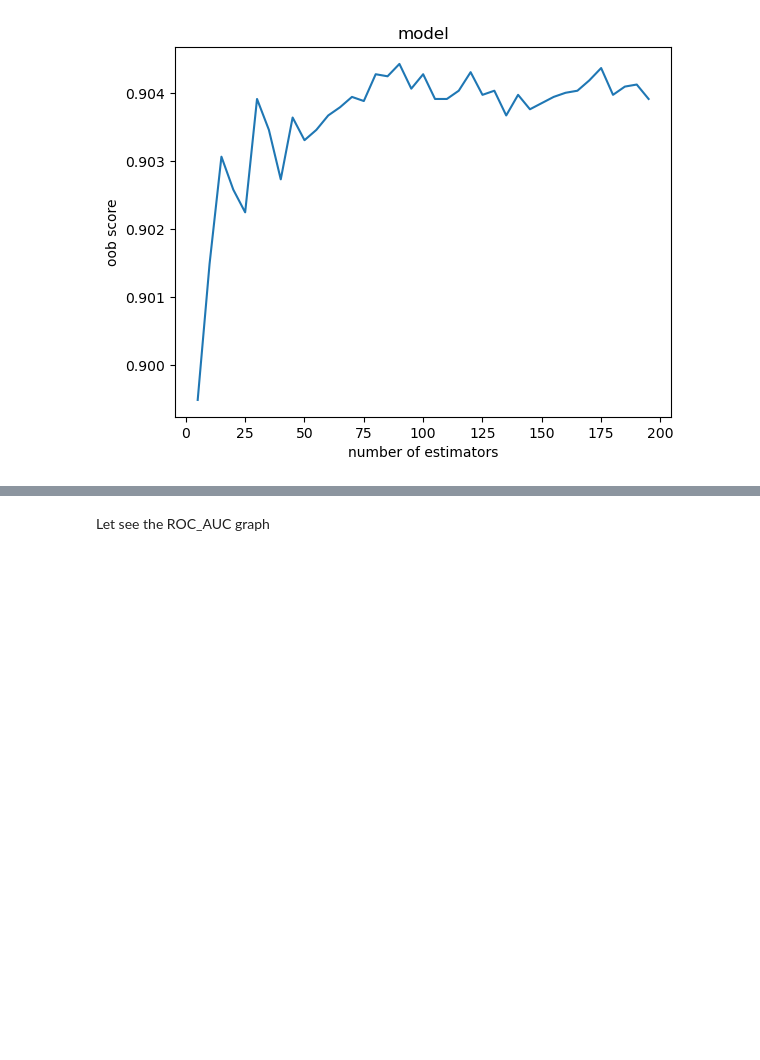
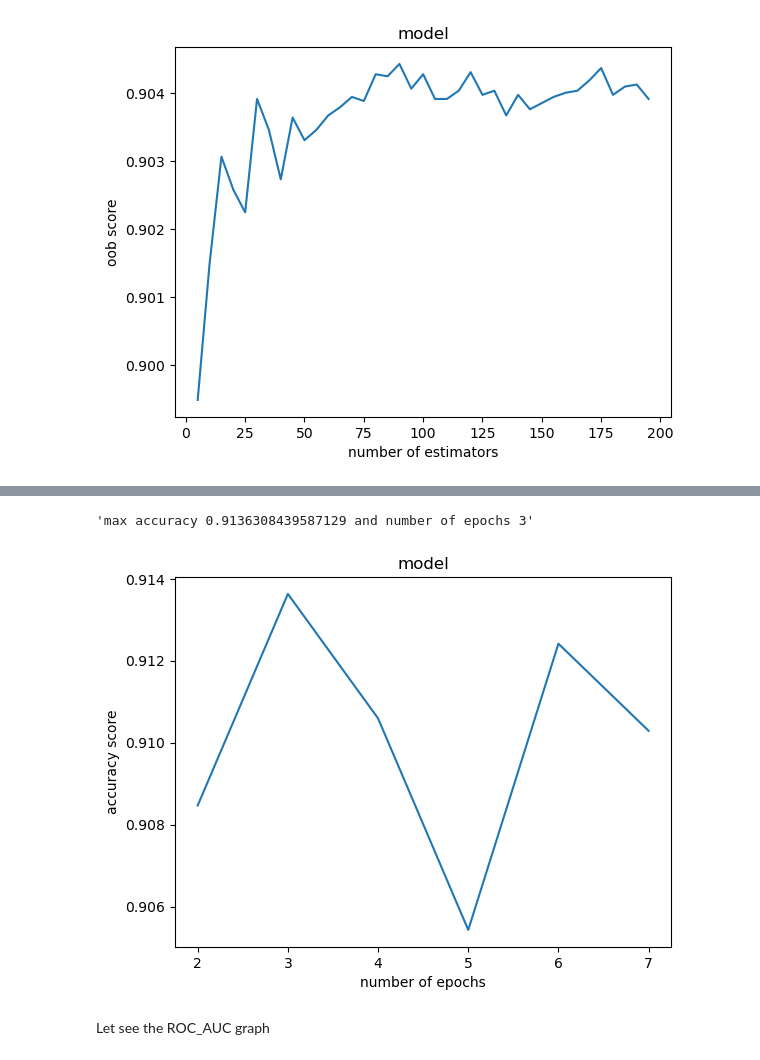
Before and after one commit to manchester9/customer-remarketing, a Jupyter notebook: src/develop/bank_remarketing_revised.ipynb, the cells around one changed output, grey strips where cells are left out. Drawn from its saved outputs; the diff is of its cells as text; code cells hidden in the pictures; blank space fills up the shorter version.

```diff
--- a/src/develop/bank_remarketing_revised.ipynb
+++ b/src/develop/bank_remarketing_revised.ipynb
@@ -435,3 +437,25 @@ graph(RandomForestClassifier, X_test, y_test)
 # %% [output]
 'max oob 0.9044323011536126 and number of estimators 90'
 [figure]
+# %%
+# Applying for neural net as well
+def graph(model, X_train, y_train, X_val, y_val):
+    acc = []
+    est = list(range(2, 8))
+    for i in tqdm(est):
+        keras_model = KerasClassifier(build_fn=create_nn, epochs=i, batch_size=10, verbose=0)
+        keras_model.fit(X_train, y_train, validation_data=(X_val, y_val))
+        y_pred = keras_model.predict(X_val)
+        acc.append(accuracy_score(y_val, y_pred))
+    display('max accuracy {} and number of epochs {}'.format(max(acc), est[np.argmax(acc)]))
+    plt.plot(est, acc)
+    plt.title('model')
+    plt.xlabel('number of epochs')
+    plt.ylabel('accuracy score')
+    plt.show()
+
+# Split the training set into a smaller training set and a validation set
+X_train_small, X_val, y_train_small, y_val = train_test_split(X_train, y_train, test_size=0.2, random_state=11)
+
+graph(KerasClassifier, X_train_small, y_train_small, X_val, y_val)
+# %% [output]
@@ -438,3 +468,5 @@ graph(RandomForestClassifier, X_test, y_test)
+'max accuracy 0.9136308439587129 and number of epochs 3'
+[figure, added]
 # %% [markdown]
 Let see the ROC_AUC graph
 # %%
```
Also changed, not shown: parts of 8 cells of this notebook, 2 other files.
